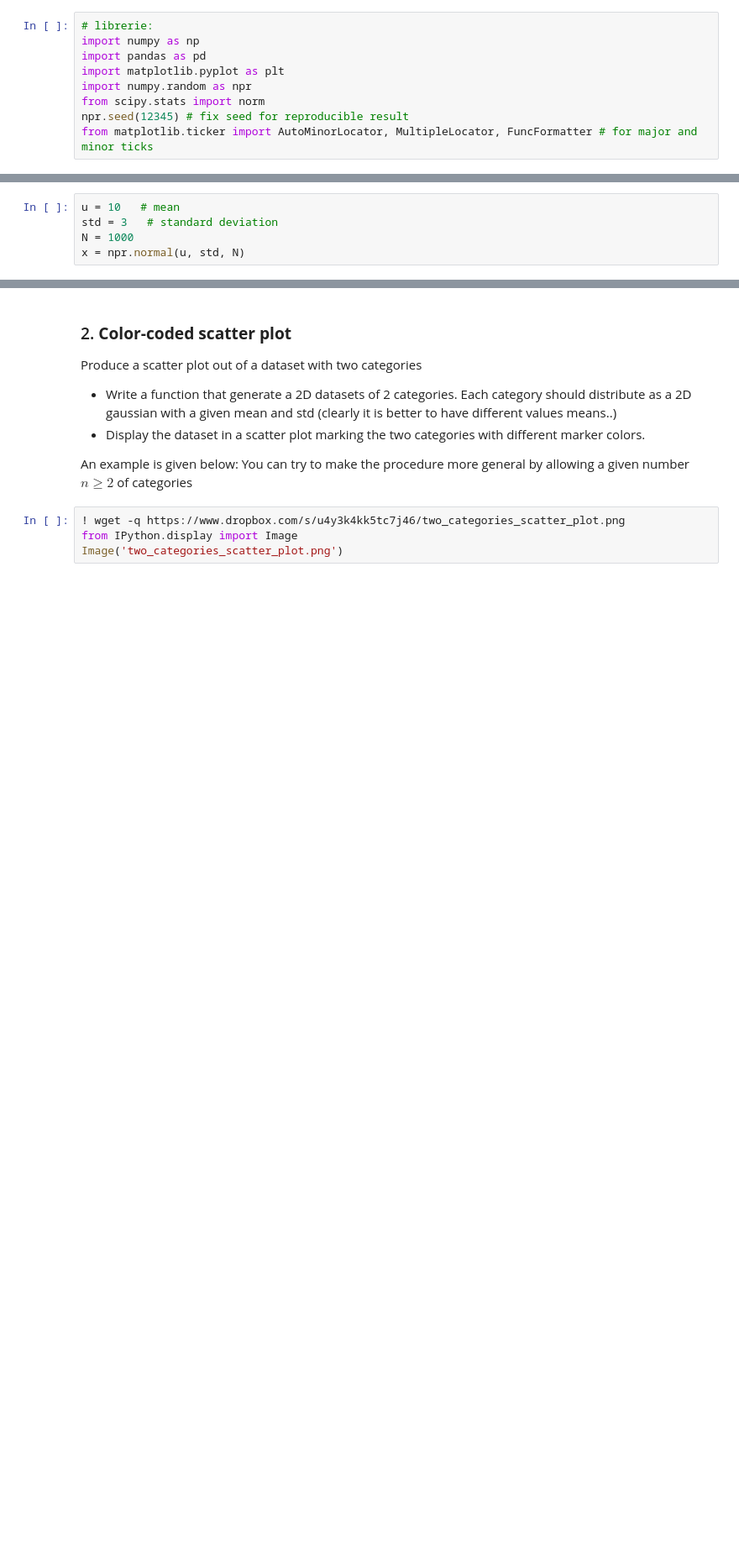
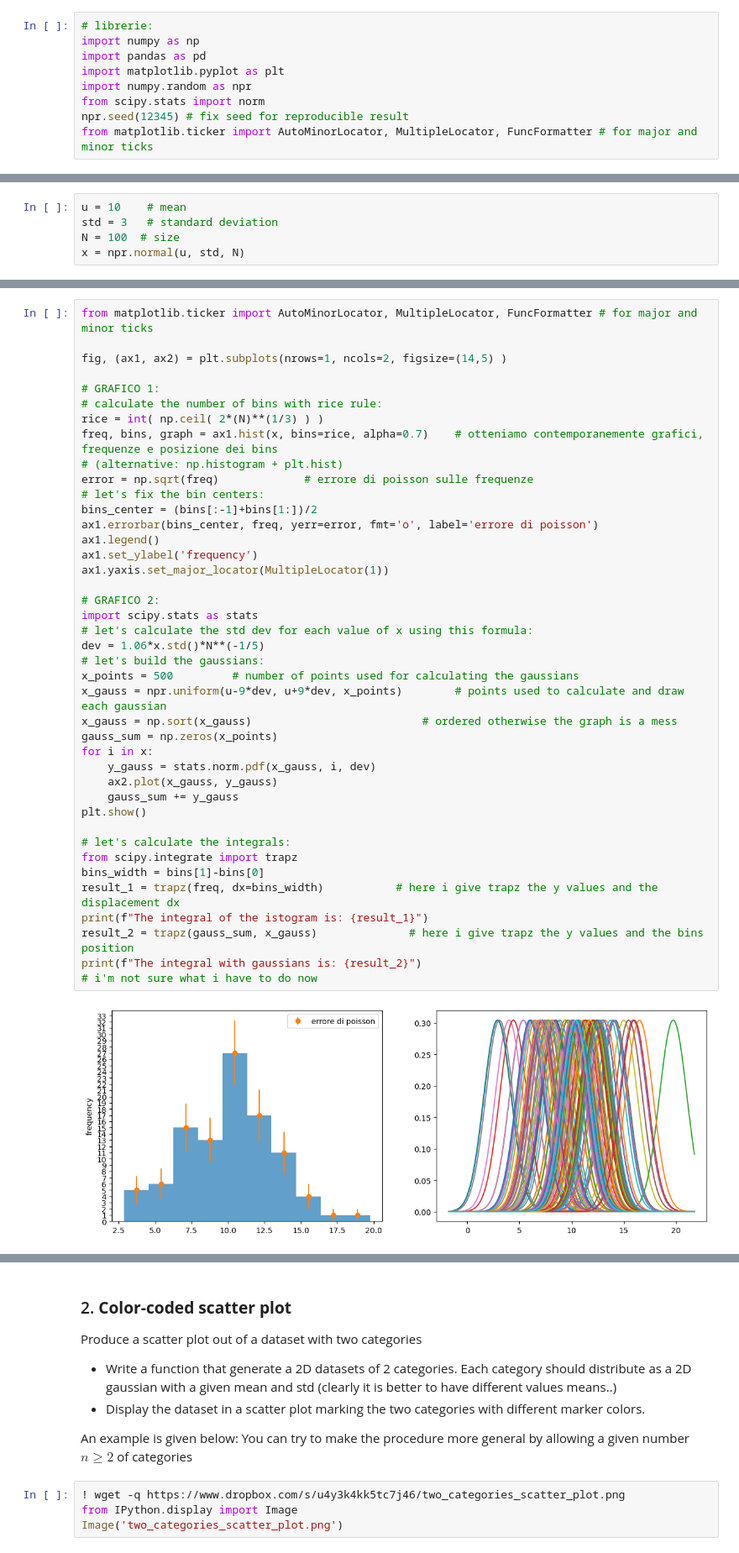
Before and after one commit to seccobenedetto/LCPA, a Jupyter notebook: 07ex_Visualization.ipynb, the cells around one changed output, grey strips where cells are left out. Shown at 84% size. Cells and saved outputs as stored; diff of their text form; blank space fills up the shorter version.

```diff
--- a/07ex_Visualization.ipynb
+++ b/07ex_Visualization.ipynb
@@ -16,5 +26,5 @@ from matplotlib.ticker import AutoMinorLocator, MultipleLocator, FuncFormatter #
 # %%
-u = 10   # mean
+u = 10    # mean
 std = 3   # standard deviation
-N = 1000
+N = 100  # size
 x = npr.normal(u, std, N)
@@ -76,0 +31,43 @@ plt.grid()
+# %%
+from matplotlib.ticker import AutoMinorLocator, MultipleLocator, FuncFormatter # for major and minor ticks
+
+fig, (ax1, ax2) = plt.subplots(nrows=1, ncols=2, figsize=(14,5) )
+
+# GRAFICO 1:
+# calculate the number of bins with rice rule:
+rice = int( np.ceil( 2*(N)**(1/3) ) )
+freq, bins, graph = ax1.hist(x, bins=rice, alpha=0.7)    # otteniamo contemporanemente grafici, frequenze e posizione dei bins
+# (alternative: np.histogram + plt.hist)
+error = np.sqrt(freq)             # errore di poisson sulle frequenze
+# let's fix the bin centers:
+bins_center = (bins[:-1]+bins[1:])/2
+ax1.errorbar(bins_center, freq, yerr=error, fmt='o', label='errore di poisson')
+ax1.legend()
+ax1.set_ylabel('frequency')
+ax1.yaxis.set_major_locator(MultipleLocator(1))
+
+# GRAFICO 2:
+import scipy.stats as stats
+# let's calculate the std dev for each value of x using this formula:
+dev = 1.06*x.std()*N**(-1/5)
+# let's build the gaussians:
+x_points = 500         # number of points used for calculating the gaussians
+x_gauss = npr.uniform(u-9*dev, u+9*dev, x_points)        # points used to calculate and draw each gaussian
+x_gauss = np.sort(x_gauss)                          # ordered otherwise the graph is a mess
+gauss_sum = np.zeros(x_points)
+for i in x:
+    y_gauss = stats.norm.pdf(x_gauss, i, dev)
+    ax2.plot(x_gauss, y_gauss)
+    gauss_sum += y_gauss
+plt.show()
+
+# let's calculate the integrals:
+from scipy.integrate import trapz
+bins_width = bins[1]-bins[0]
+result_1 = trapz(freq, dx=bins_width)           # here i give trapz the y values and the displacement dx
+print(f"The integral of the istogram is: {result_1}")
+result_2 = trapz(gauss_sum, x_gauss)              # here i give trapz the y values and the bins position
+print(f"The integral with gaussians is: {result_2}")
+# i'm not sure what i have to do now
+# %% [output]
+[figure, added]
```
Also changed, not shown: parts of 21 cells of this notebook.
